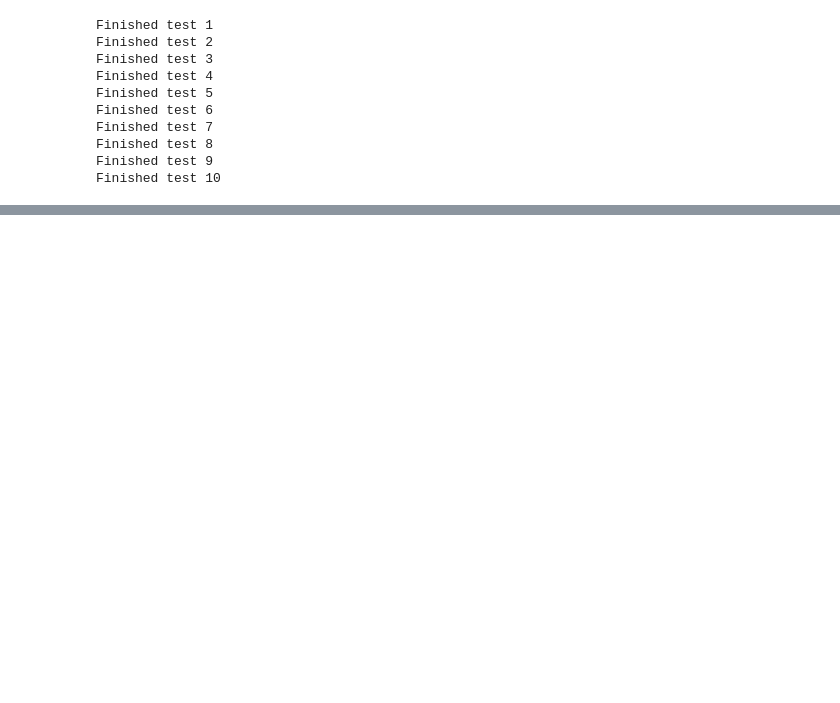
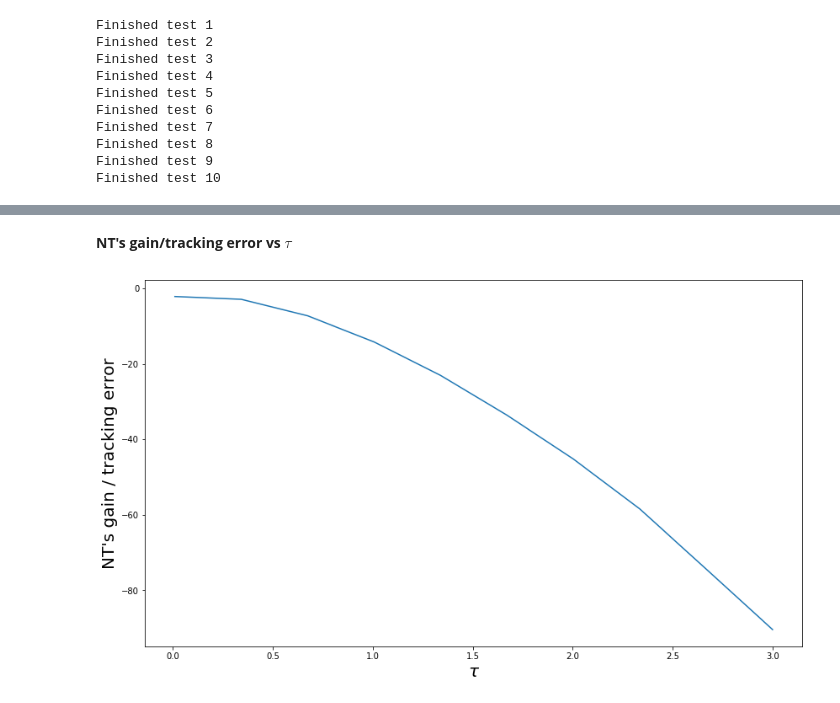
Before and after one commit to felipemoret77/EconophysiX_Internship, a Jupyter notebook: A_Rational_Noise_Trader_Within_A_Kyle_Setup_Full_Utility_3_Seeds_EconophysiX.ipynb, the cells around one changed output, grey strips where cells are left out. Saved outputs shown, nothing was run; the diff lists cells and outputs as text; code cells hidden in the pictures; blank space fills up the shorter version.

```diff
--- a/A_Rational_Noise_Trader_Within_A_Kyle_Setup_Full_Utility_3_Seeds_EconophysiX.ipynb
+++ b/A_Rational_Noise_Trader_Within_A_Kyle_Setup_Full_Utility_3_Seeds_EconophysiX.ipynb
@@ -3642,0 +3666,41 @@ array([3., 3., 3., 3., 3., 3., 3., 3., 3., 3.])
+# %%
+number_of_points_different_taus = 10
+market_simulation_different_taus  = simulate_market_for_different_taus(1, 0.01, 3, number_of_points_different_taus, 20000)
+phi_t_vector_different_taus  = market_simulation_different_taus[0]
+noise_trader_total_position_t_different_taus = market_simulation_different_taus[1]
+target_portfolio_total_position_t_different_taus = market_simulation_different_taus[2]
+informed_trader_total_position_t_different_taus = market_simulation_different_taus[3]
+market_maker_total_position_t_different_taus = market_simulation_different_taus[4]
+var_noise_trader_total_position_t_different_taus = market_simulation_different_taus[5]
+var_target_portfolio_total_position_t_different_taus = market_simulation_different_taus[6]
+var_informed_trader_total_position_t_different_taus = market_simulation_different_taus[7]
+var_market_maker_total_position_t_different_taus = market_simulation_different_taus[8]
+MM_mean_gain_vector_different_taus = market_simulation_different_taus[9]
+NT_mean_gain_vector_different_taus = market_simulation_different_taus[10]
+IT_mean_gain_vector_different_taus = market_simulation_different_taus[11]
+tau_vector_different_taus = market_simulation_different_taus[12]
+var_price_t_different_taus = market_simulation_different_taus[13]
+var_IT_estimated_price_t_different_taus = market_simulation_different_taus[14]
+ACFs_NT_different_taus = market_simulation_different_taus[15]
+ACFs_IT_different_taus = market_simulation_different_taus[16]
+ACFs_Q_different_taus = market_simulation_different_taus[17]
+ACFs_MU_different_taus = market_simulation_different_taus[18]
+ACFs_P_different_taus = market_simulation_different_taus[19]
+tau_MU_different_taus =  market_simulation_different_taus[20]
+Ds_MU_IT_different_taus = market_simulation_different_taus[21]
+# %% [markdown]
+**NT's gain/tracking error vs $\tau$**
+# %%
+figure31 = plt.figure(figsize = (14,8))
+
+normalized_NT_mean_gain = []
+
+for i in range(0, number_of_points_different_taus):
+    normalized_NT_mean_gain.append(NT_mean_gain_vector_different_taus[i]/phi_t_vector_different_taus[i][-1])
+
+plt.plot(tau_vector_different_taus, normalized_NT_mean_gain)
+plt.xlabel(r"$\tau$", fontsize = 20)
+plt.ylabel(r"NT's gain / tracking error", fontsize = 20)
+plt.show()
+# %% [output]
+[figure, added]
```
Also changed, not shown: parts of 32 cells of this notebook.
